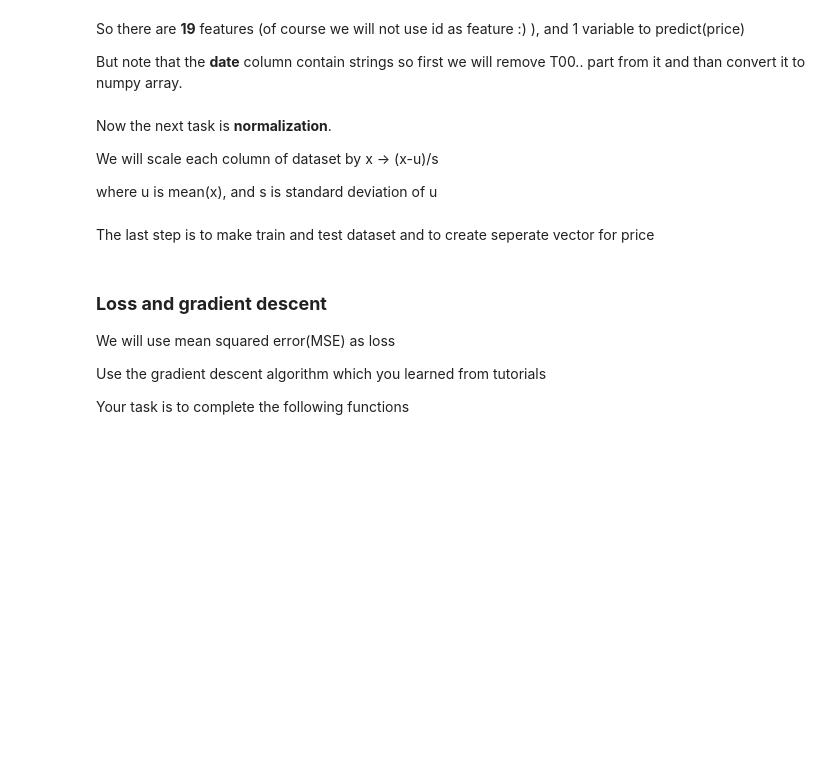
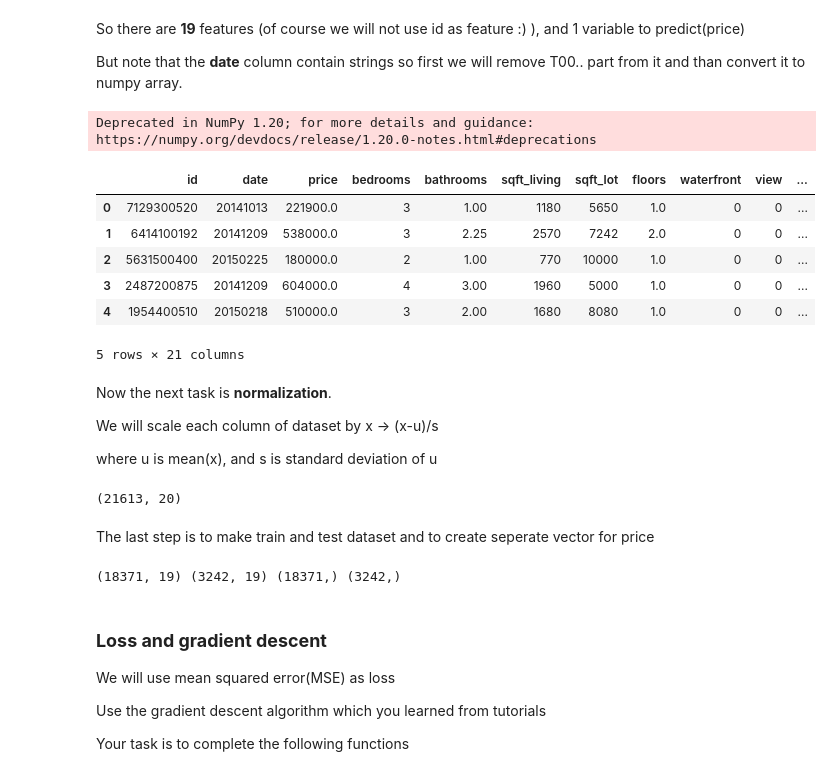
Before and after one commit to joshivedant/BCS_workshop_Jan_22, a Jupyter notebook: ML_DL_basics/BCS_DL_assignment.ipynb, the cells around one changed output. Drawn from its saved outputs; the diff is of its cells as text; code cells hidden in the pictures; blank space fills up the shorter version.

```diff
--- a/ML_DL_basics/BCS_DL_assignment.ipynb
+++ b/ML_DL_basics/BCS_DL_assignment.ipynb
@@ -34,12 +43,24 @@ So there are **19** features (of course we will not use id as feature :) ), and
 
 But note that the **date** column contain strings so first we will remove T00.. part from it and than convert it to numpy array.
 # %%
-data_df['date'] = ...                                         # Remove T000000 part from data column. Hint: search about .str.replace() method. :)
+# Remove T000000 part from data column. Hint: search about .str.replace() method. :)
+data_df['date'] = data_df['date'].str.replace("T000000", "")
 
-data_array = ...                                              # Create a numpy array which does not have "id" field
+
+# Create a numpy array which does not have "id" field
+data_array = data_df.to_numpy()[:,1:].astype(np.float)
 assert (data_array.shape == (21613,20))
 
 data_df.head()
+# %% [output]
+Deprecated in NumPy 1.20; for more details and guidance: https://numpy.org/devdocs/release/1.20.0-notes.html#deprecations
+|  | id | date | price | bedrooms | bathrooms | sqft_living | sqft_lot | floors | waterfront | view | ... |
+| 0 | 7129300520 | 20141013 | 221900.0 | 3 | 1.00 | 1180 | 5650 | 1.0 | 0 | 0 | ... |
+| 1 | 6414100192 | 20141209 | 538000.0 | 3 | 2.25 | 2570 | 7242 | 2.0 | 0 | 0 | ... |
+| 2 | 5631500400 | 20150225 | 180000.0 | 2 | 1.00 | 770 | 10000 | 1.0 | 0 | 0 | ... |
+| 3 | 2487200875 | 20141209 | 604000.0 | 4 | 3.00 | 1960 | 5000 | 1.0 | 0 | 0 | ... |
+| 4 | 1954400510 | 20150218 | 510000.0 | 3 | 2.00 | 1680 | 8080 | 1.0 | 0 | 0 | ... |
+5 rows × 21 columns
 # %% [markdown]
 Now the next task is **normalization**.
 
@@ -47,22 +68,32 @@ We will scale each column of dataset by x -> (x-u)/s
 
 where u is mean(x), and s is standard deviation of u
 # %%
-mean = ...                                  # this should be an array, each entry should be mean of a column
-sd = ...                                    # this should be an array, each entry should be standard deviation of a column
+# this should be an array, each entry should be mean of a column
+mean = np.mean(data_array, axis = 0)
+
+# this should be an array, each entry should be standard deviation of a column
+sd = np.std(data_array, axis = 0)
 
 data_array_norm = (data_array - mean)/sd
 
 print(data_array_norm.shape)
+# %% [output]
+(21613, 20)
 # %% [markdown]
 The last step is to make train and test dataset and to create seperate vector for price
 # %%
-labels = ...                                                                                                            # extract the price column from data
+# extract the price column from data
+labels = data_array[:,2]
 
-x_array_norm = ...                                                                                                      # delete the price column from data_array_norm. Hint: use np.delete()
+# delete the price column from data_array_norm. Hint: use np.delete()
+x_array_norm = np.delete(data_array_norm, 2, 1)
 
-x_train, x_test, y_train, y_test = train_test_split(x_array_norm,labels,test_size=0.15,random_state=42,shuffle=True)    # splitting data into test and train set.
+# splitting data into test and train set.
+x_train, x_test, y_train, y_test = train_test_split(x_array_norm,labels,test_size=0.15,random_state=42,shuffle=True)
 
 print(x_train.shape,x_test.shape,y_train.shape,y_test.shape)
+# %% [output]
+(18371, 19) (3242, 19) (18371,) (3242,)
 # %% [markdown]
 ### **Loss and gradient descent**
 We will use mean squared error(MSE) as loss
```
Also changed, not shown: parts of 14 cells of this notebook, 1 other file.
